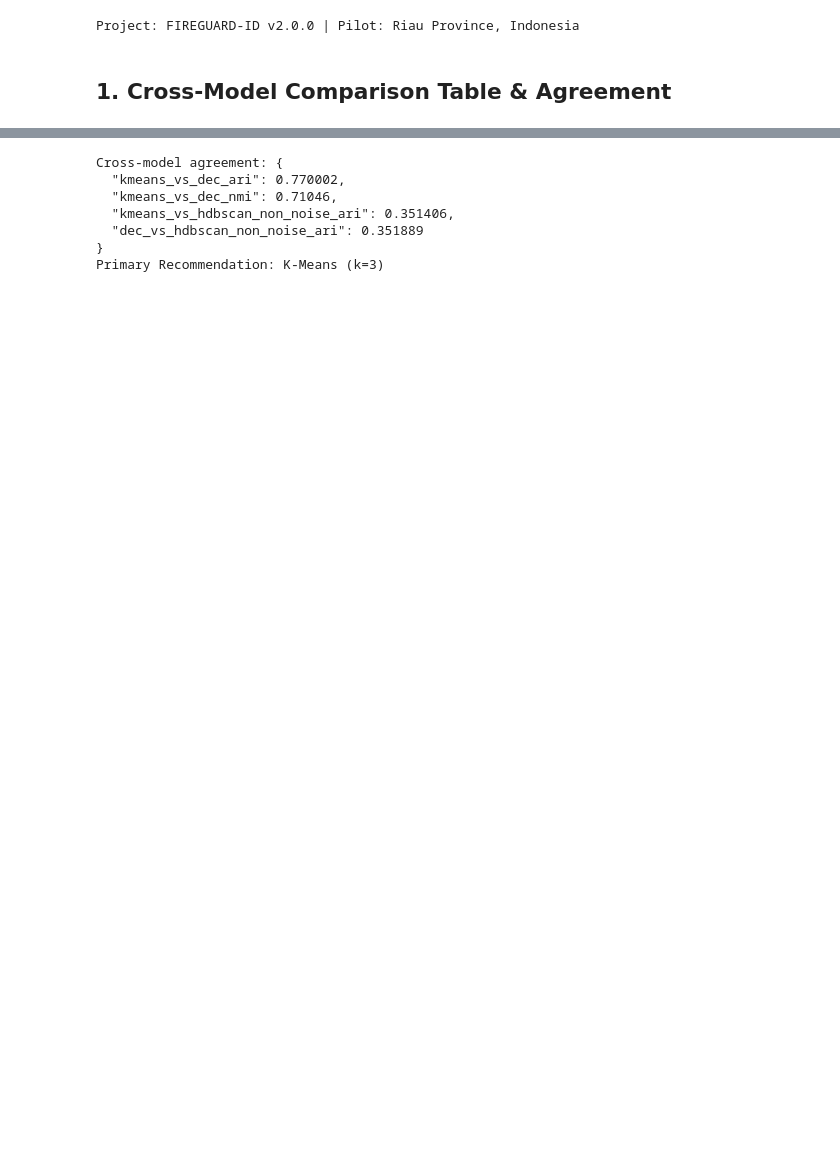
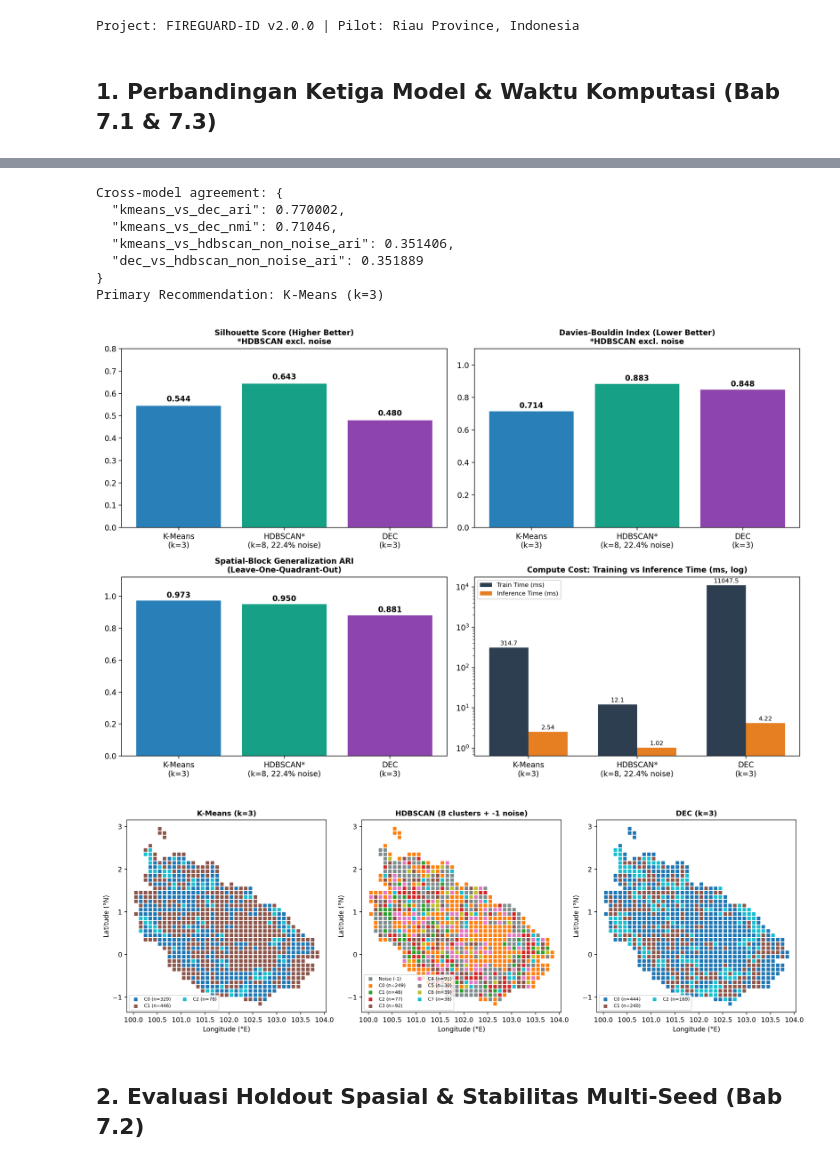
Before and after one commit to Ghof-AM/FIREGUARD-ID, a Jupyter notebook: notebooks/06_evaluation_and_vulnerability.ipynb, the cells around one changed output, grey strips where cells are left out. Drawn from its saved outputs; the diff is of its cells as text; code cells hidden in the pictures; blank space fills up the shorter version.

```diff
--- a/notebooks/06_evaluation_and_vulnerability.ipynb
+++ b/notebooks/06_evaluation_and_vulnerability.ipynb
@@ -9,46 +11,48 @@ import os
 import sys
 from pathlib import Path
 
-REPO_ROOT = Path.cwd().parent if Path.cwd().name == "notebooks" else Path.cwd()
+REPO_ROOT = Path.cwd().resolve()
+if REPO_ROOT.name == 'notebooks':
+    REPO_ROOT = REPO_ROOT.parent
 if str(REPO_ROOT) not in sys.path:
     sys.path.insert(0, str(REPO_ROOT))
-os.environ.setdefault("MPLCONFIGDIR", str(REPO_ROOT / ".mplconfig"))
+os.chdir(REPO_ROOT)
 
 import json
 import numpy as np
 import pandas as pd
 import matplotlib.pyplot as plt
-import seaborn as sns
+from IPython.display import Image, Markdown, display
 
 from src.utils import load_yaml, resolve_path
-
-proj_cfg = load_yaml("config/project.yaml", repo_root=REPO_ROOT)
+proj_cfg = load_yaml('config/project.yaml', repo_root=REPO_ROOT)
 print(f"Project: {proj_cfg['project']['name']} v{proj_cfg['project']['version']} | Pilot: {proj_cfg['project']['pilot_region']}")
-
-from src.evaluation.compare_models import run_phase5_comparison
-from src.vulnerability.assessment import profile_clusters, run_phase6_vulnerability_assessment
 # %% [output]
 Project: FIREGUARD-ID v2.0.0 | Pilot: Riau Province, Indonesia
-# %% [markdown]
-## 1. Cross-Model Comparison Table & Agreement
+# %% [markdown]
+## 1. Perbandingan Ketiga Model & Waktu Komputasi (Bab 7.1 & 7.3)
 # %%
-reports_dir = resolve_path(proj_cfg["paths"]["reports_dir"], repo_root=REPO_ROOT)
-processed_dir = resolve_path(proj_cfg["paths"]["processed_dir"], repo_root=REPO_ROOT)
-
-comp_df = pd.read_csv(reports_dir / "clustering" / "model_comparison.csv")
-registry = json.loads((reports_dir / "clustering" / "experiment_registry.json").read_text(encoding="utf-8"))
+reports_dir = resolve_path(proj_cfg['paths']['reports_dir'], repo_root=REPO_ROOT)
+comp_df = pd.read_csv(reports_dir / 'clustering' / 'model_comparison.csv')
+v2_reg = json.loads((reports_dir / 'clustering' / 'model_comparison_v2.json').read_text(encoding='utf-8'))
 display(comp_df)
-print("Cross-model agreement:", json.dumps(registry["cross_model_agreement"], indent=2))
-print("Primary Recommendation:", registry["recommendation"]["primary_operational_baseline"])
+print('Cross-model agreement:', json.dumps(v2_reg['cross_model_agreement'], indent=2))
+print('Primary Recommendation:', v2_reg['recommendation']['primary_operational_baseline'])
+display(Image(filename=str(reports_dir / 'clustering' / 'model_comparison_plots.png')))
+display(Image(filename=str(reports_dir / 'clustering' / 'spatial_clusters_comparison.png')))
 # %% [output]
 |  | model | selected_config | n_clusters | noise_ratio | metric_scope | silhouette_feature | ... |
 | 0 | K-Means (Baseline) | k=3, n_init=30 | 3 | 0.000000 | All 853 cells (Euclidean feature ... | 0.544178 | ... |
 | 1 | HDBSCAN (Density-Based) | min_cluster_size=15, min_samples=... | 8 | 0.223916 | Non-noise subset (662/853 cells; ... | 0.643293 | ... |
 | 2 | DEC (Deep Embedded Clustering) | n_clusters=3, latent_dim=4, gamma... | 3 | 0.000000 | All 853 cells (Feature-space eval... | 0.480230 | ... |
 Cross-model agreement: {
   "kmeans_vs_dec_ari": 0.770002,
   "kmeans_vs_dec_nmi": 0.71046,
   "kmeans_vs_hdbscan_non_noise_ari": 0.351406,
   "dec_vs_hdbscan_non_noise_ari": 0.351889
 }
 Primary Recommendation: K-Means (k=3)
+[figure, added]
+[figure, added]
+# %% [markdown]
+## 2. Evaluasi Holdout Spasial & Stabilitas Multi-Seed (Bab 7.2)
```
Also changed, not shown: parts of 8 cells of this notebook, 27 other files.
